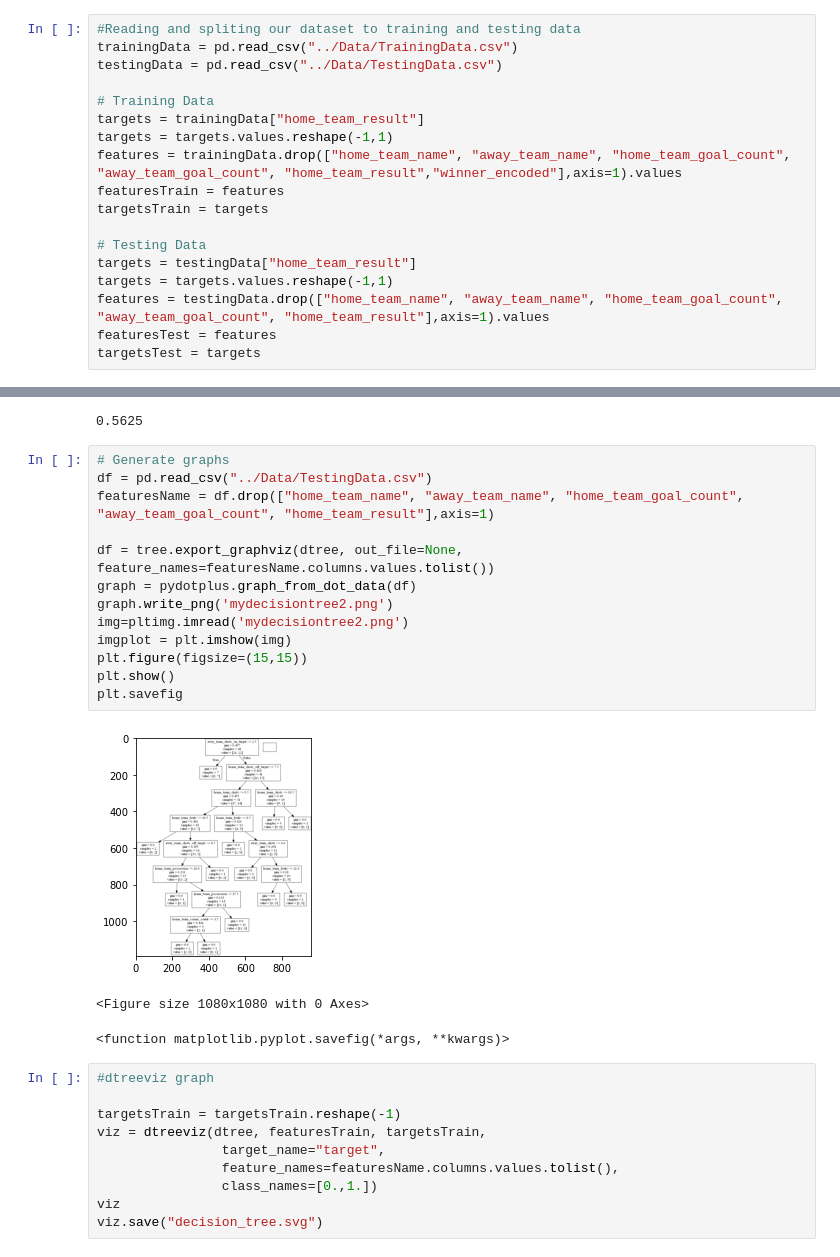
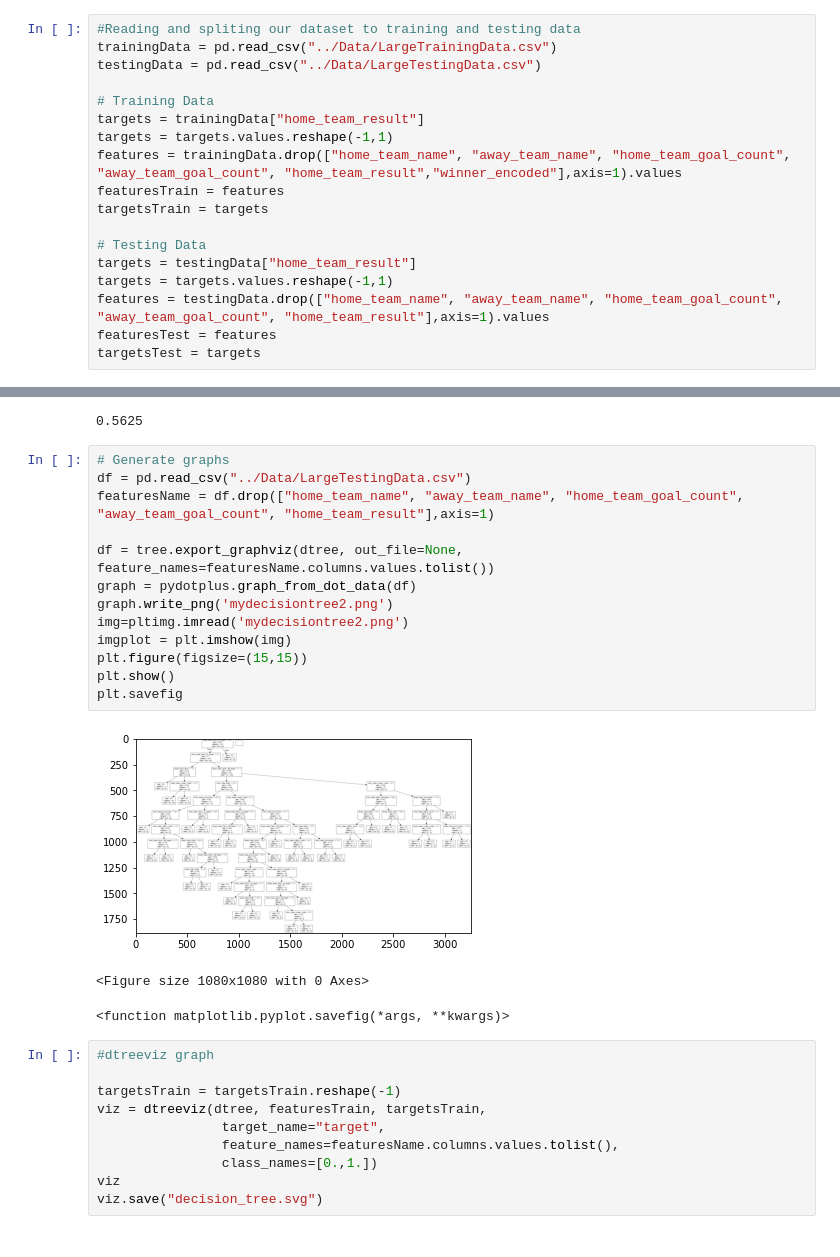
Before and after one commit to rajatjain007/FIFAWorldCupPrediction, a Jupyter notebook: DecisionTrees/phase1.ipynb, the cells around one changed output, grey strips where cells are left out. Saved outputs shown, nothing was run; the diff lists cells and outputs as text.

Commit message:
updated deicsion tree with large data

```diff
--- a/DecisionTrees/phase1.ipynb
+++ b/DecisionTrees/phase1.ipynb
@@ -14,8 +14,8 @@ import matplotlib.image as pltimg
 from dtreeviz.trees import dtreeviz
 # %%
 #Reading and spliting our dataset to training and testing data
-trainingData = pd.read_csv("../Data/TrainingData.csv")
-testingData = pd.read_csv("../Data/TestingData.csv")
+trainingData = pd.read_csv("../Data/LargeTrainingData.csv")
+testingData = pd.read_csv("../Data/LargeTestingData.csv")
 
 # Training Data
 targets = trainingData["home_team_result"]
@@ -42,19 +42,19 @@ print(dtree.score(featuresTest,targetsTest))
 0.5625
 # %%
 # Generate graphs
-df = pd.read_csv("../Data/TestingData.csv")
+df = pd.read_csv("../Data/LargeTestingData.csv")
 featuresName = df.drop(["home_team_name", "away_team_name", "home_team_goal_count", "away_team_goal_count", "home_team_result"],axis=1)
 
 df = tree.export_graphviz(dtree, out_file=None, feature_names=featuresName.columns.values.tolist())
 graph = pydotplus.graph_from_dot_data(df)
 graph.write_png('mydecisiontree2.png')
 img=pltimg.imread('mydecisiontree2.png')
 imgplot = plt.imshow(img)
 plt.figure(figsize=(15,15))
 plt.show()
 plt.savefig
 # %% [output]
-[figure, old version]
+[figure, new version]
 <Figure size 1080x1080 with 0 Axes>
 <function matplotlib.pyplot.savefig(*args, **kwargs)>
 # %%
```
Also changed, not shown: 5 other files.
